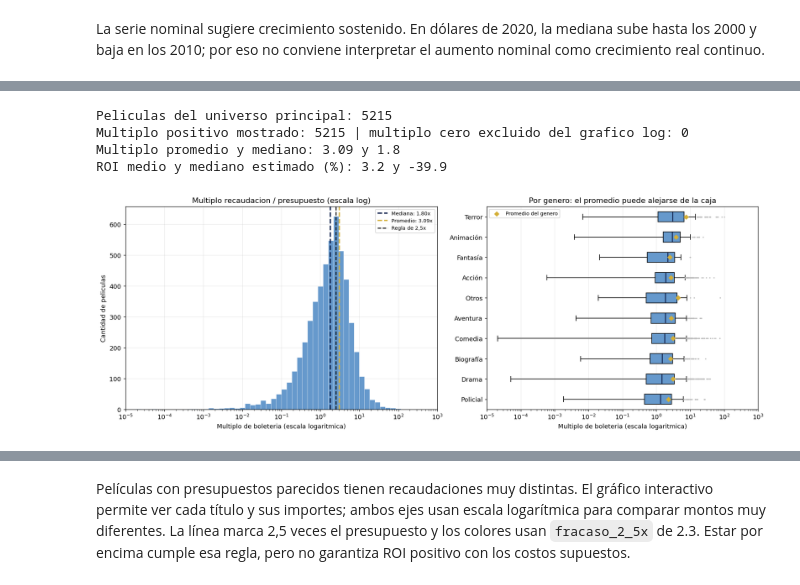
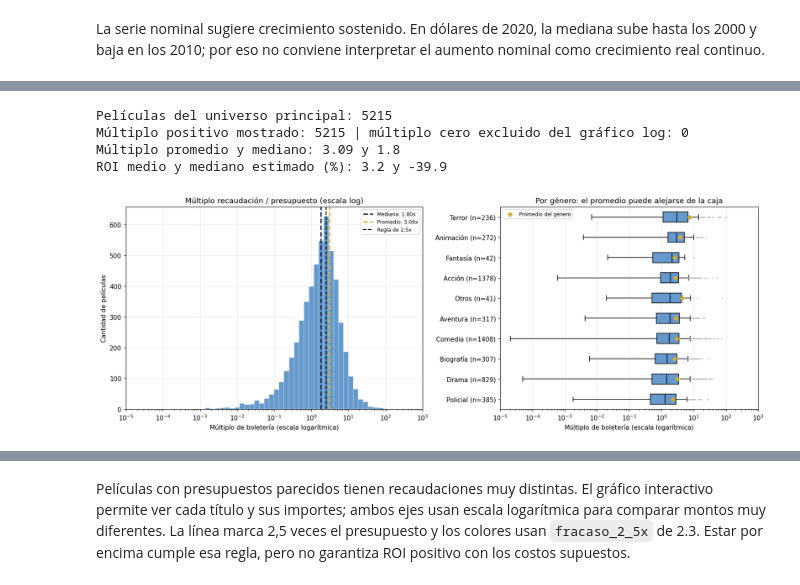
Before and after one commit to ETHARTIC/Programacion-Proyecto, a Jupyter notebook: notebooks/Proyecto_Final_B_Portafolio_Cine.ipynb, the cells around one changed output, grey strips where cells are left out. Drawn from its saved outputs; the diff is of its cells as text; code cells hidden in the pictures.

Commit message:
Actualizar versión principal con introducción, tildes y simulación revisada

```diff
--- a/notebooks/Proyecto_Final_B_Portafolio_Cine.ipynb
+++ b/notebooks/Proyecto_Final_B_Portafolio_Cine.ipynb
@@ -1332,7 +1377,7 @@ La serie nominal sugiere crecimiento sostenido. En dólares de 2020, la mediana
 # %%
 CANTIDAD_BINS_MULTIPLO = 60
 
-# La escala logaritmica solo admite multiplos estrictamente positivos.
+# La escala logarítmica solo admite múltiplos estrictamente positivos.
 multiplo_visual = universo_negocio.loc[
     universo_negocio.multiplo_boleteria > 0,
     ['genero', 'multiplo_boleteria']
@@ -1347,7 +1392,7 @@ bins_multiplo = np.logspace(
     np.log10(limite_min), np.log10(limite_max),
     CANTIDAD_BINS_MULTIPLO + 1)
 
-# Agrupamos los generos con menos de 30 peliculas en "Otros".
+# Agrupamos los géneros con menos de 30 películas en "Otros".
 generos_box = multiplo_visual.genero.value_counts()
 generos_box = generos_box.loc[
     generos_box >= MIN_PELICULAS_COMPARABLES].index
@@ -1377,49 +1422,53 @@ ax_hist.axvline(UMBRAL_RECUPERO, color='black', linestyle='--',
                 linewidth=1.5, label='Regla de 2,5x')
 ax_hist.set_xscale('log')
 ax_hist.set_xlim(limite_min, limite_max)
-ax_hist.set_title('Multiplo recaudacion / presupuesto (escala log)')
-ax_hist.set_xlabel('Multiplo de boleteria (escala logaritmica)')
-ax_hist.set_ylabel('Cantidad de peliculas')
+ax_hist.set_title('Múltiplo recaudación / presupuesto (escala log)')
+ax_hist.set_xlabel('Múltiplo de boletería (escala logarítmica)')
+ax_hist.set_ylabel('Cantidad de películas')
 ax_hist.legend(fontsize=8)
 ax_hist.grid(alpha=0.25)
 ax_hist.set_axisbelow(True)
 
 cajas = ax_box.boxplot(
     datos_por_genero, vert=False, patch_artist=True,
     flierprops={'marker':'.', 'markersize':2, 'markeredgecolor':GRIS_GRAFICO},
     medianprops={'color':AZUL_GRAFICO, 'linewidth':1.5})
 ax_box.set_yticks(np.arange(1, len(orden_generos) + 1))
-ax_box.set_yticklabels(orden_generos)
+etiquetas_generos = []
+for genero in orden_generos:
+    cantidad = (multiplo_visual['grupo_genero'] == genero).sum()
+    etiquetas_generos.append(f'{genero} (n={cantidad})')
+ax_box.set_yticklabels(etiquetas_generos)
 for caja in cajas['boxes']:
     caja.set_facecolor(AZUL_CLARO_GRAFICO)
 ax_box.scatter(medias_genero, np.arange(1, len(orden_generos) + 1),
                marker='D', s=25, color=DORADO_GRAFICO,
-               zorder=3, label='Promedio del genero')
+               zorder=3, label='Promedio del género')
 ax_box.set_xscale('log')
 ax_box.set_xlim(limite_min, limite_max)
 ax_box.invert_yaxis()
-ax_box.set_title('Por genero: el promedio puede alejarse de la caja')
-ax_box.set_xlabel('Multiplo de boleteria (escala logaritmica)')
+ax_box.set_title('Por género: el promedio puede alejarse de la caja')
+ax_box.set_xlabel('Múltiplo de boletería (escala logarítmica)')
 ax_box.legend(fontsize=8)
 ax_box.grid(axis='x', alpha=0.25)
 ax_box.set_axisbelow(True)
 
 fig.tight_layout()
 fig.savefig(carpeta_salidas / '52_grafico.png', dpi=150, bbox_inches='tight')
 plt.show()
 
-print('Peliculas del universo principal:', len(universo_negocio))
-print('Multiplo positivo mostrado:', len(multiplo_visual),
-      '| multiplo cero excluido del grafico log:',
+print('Películas del universo principal:', len(universo_negocio))
+print('Múltiplo positivo mostrado:', len(multiplo_visual),
+      '| múltiplo cero excluido del gráfico log:',
       len(universo_negocio) - len(multiplo_visual))
-print('Multiplo promedio y mediano:',
+print('Múltiplo promedio y mediano:',
       round(media_multiplo, 2), 'y', round(mediana_multiplo, 2))
 print('ROI medio y mediano estimado (%):',
       round(universo_negocio.roi_pct.mean(), 1), 'y',
       round(universo_negocio.roi_pct.median(), 1))
 # %% [output]
-Peliculas del universo principal: 5215
-Multiplo positivo mostrado: 5215 | multiplo cero excluido del grafico log: 0
-Multiplo promedio y mediano: 3.09 y 1.8
+Películas del universo principal: 5215
+Múltiplo positivo mostrado: 5215 | múltiplo cero excluido del gráfico log: 0
+Múltiplo promedio y mediano: 3.09 y 1.8
 ROI medio y mediano estimado (%): 3.2 y -39.9
-[figure, old version]
+[figure, new version]
```
Also changed, not shown: parts of 82 cells of this notebook, 16 other files.
